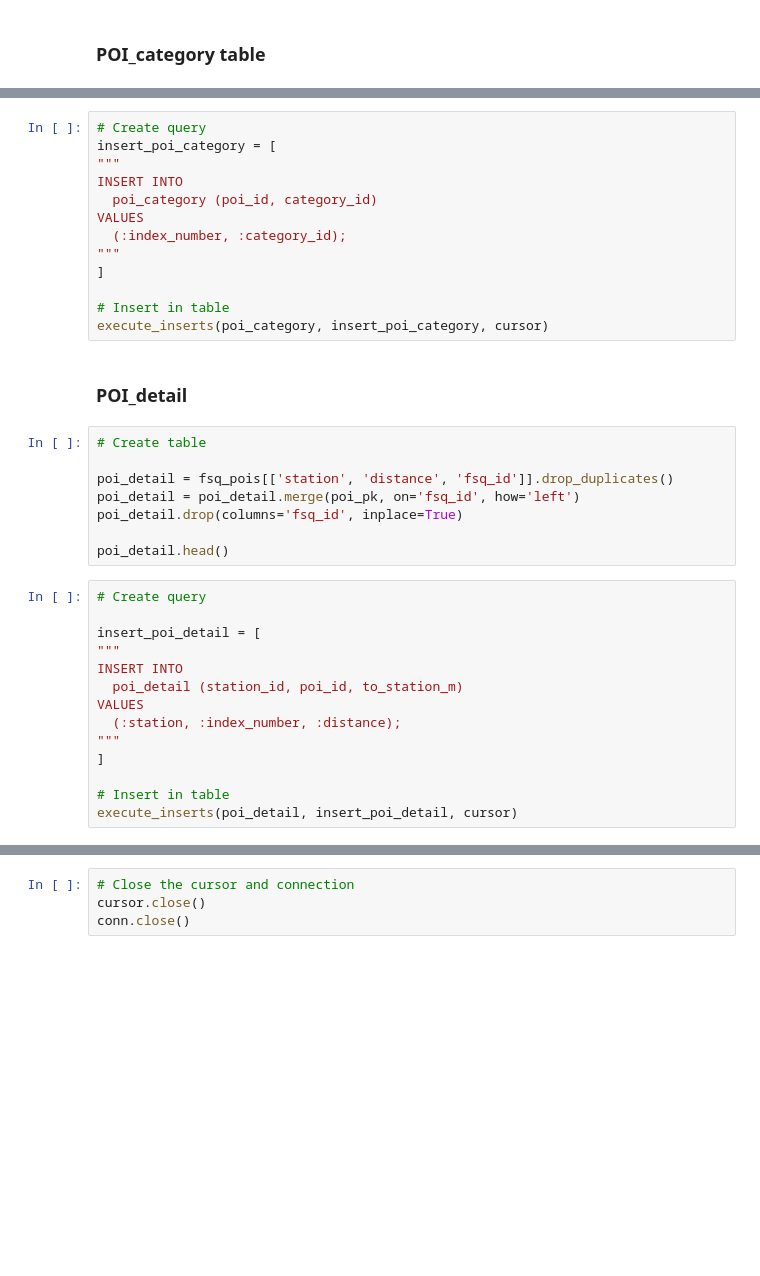
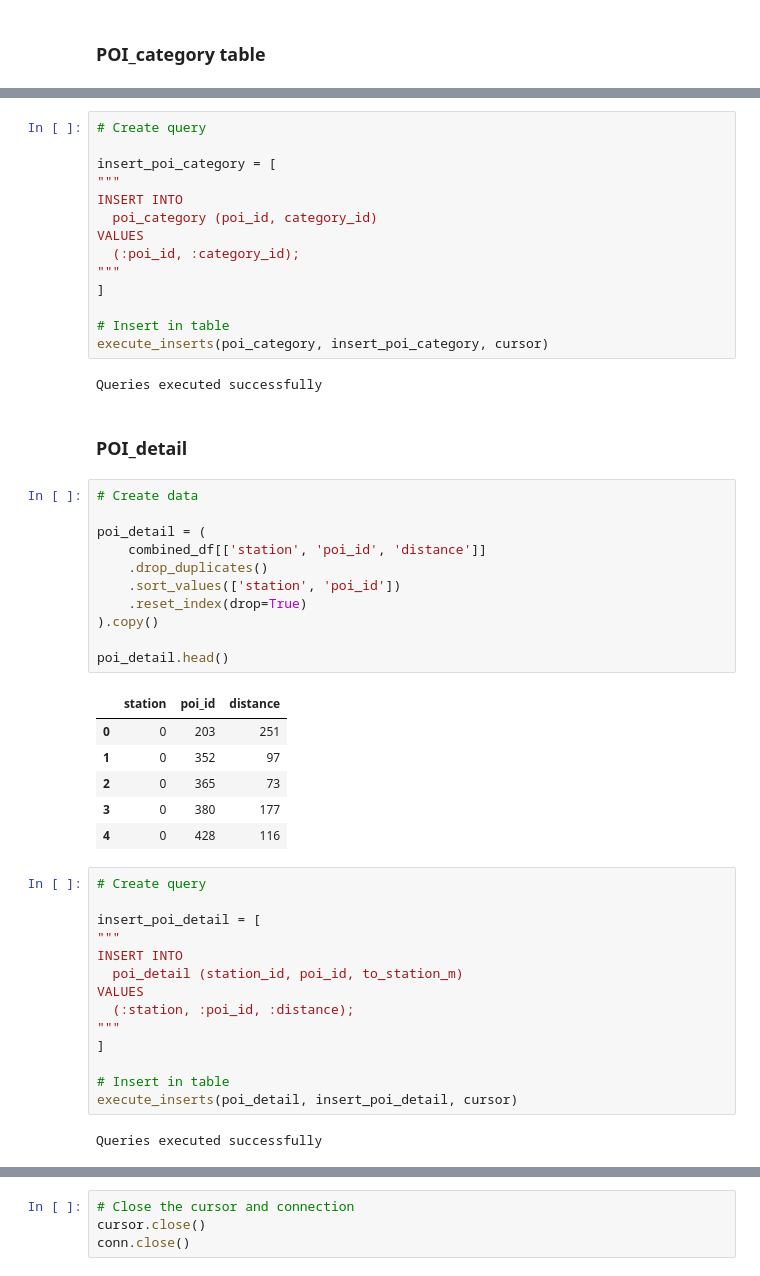
Before and after one commit to Christian-Leclerc/Python-Project-1, a Jupyter notebook: notebooks/joining_data.ipynb, the cells around one changed output, grey strips where cells are left out. Drawn from its saved outputs; the diff is of its cells as text; blank space fills up the shorter version.

```diff
--- a/notebooks/joining_data.ipynb
+++ b/notebooks/joining_data.ipynb
@@ -964,26 +1109,39 @@ poi_category.head()
 # %%
 # Create query
+
 insert_poi_category = [
 """
 INSERT INTO
   poi_category (poi_id, category_id)
 VALUES
-  (:index_number, :category_id);
+  (:poi_id, :category_id);
 """
 ]
 
 # Insert in table
 execute_inserts(poi_category, insert_poi_category, cursor)
+# %% [output]
+Queries executed successfully
 # %% [markdown]
 ### POI_detail
 # %%
-# Create table
+# Create data
 
-poi_detail = fsq_pois[['station', 'distance', 'fsq_id']].drop_duplicates()
-poi_detail = poi_detail.merge(poi_pk, on='fsq_id', how='left')
-poi_detail.drop(columns='fsq_id', inplace=True)
+poi_detail = (
+    combined_df[['station', 'poi_id', 'distance']]
+    .drop_duplicates()
+    .sort_values(['station', 'poi_id'])
+    .reset_index(drop=True)
+).copy()
 
 poi_detail.head()
+# %% [output]
+|  | station | poi_id | distance |
+| 0 | 0 | 203 | 251 |
+| 1 | 0 | 352 | 97 |
+| 2 | 0 | 365 | 73 |
+| 3 | 0 | 380 | 177 |
+| 4 | 0 | 428 | 116 |
 # %%
 # Create query
 
@@ -992,9 +1150,11 @@ insert_poi_detail = [
 INSERT INTO
   poi_detail (station_id, poi_id, to_station_m)
 VALUES
-  (:station, :index_number, :distance);
+  (:station, :poi_id, :distance);
 """
 ]
 
 # Insert in table
 execute_inserts(poi_detail, insert_poi_detail, cursor)
+# %% [output]
+Queries executed successfully
```
Also changed, not shown: parts of 26 cells of this notebook, 1 other file.
